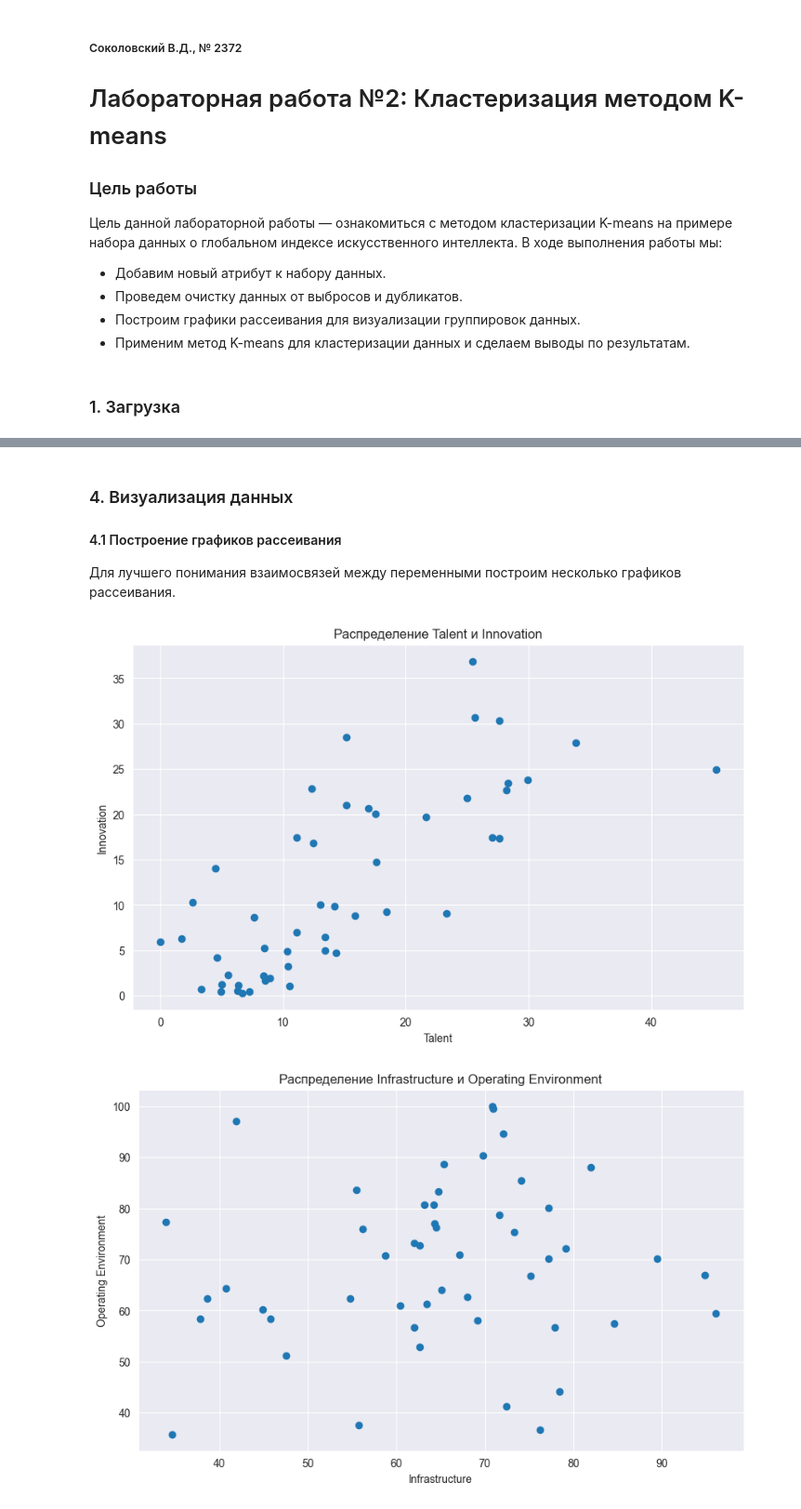
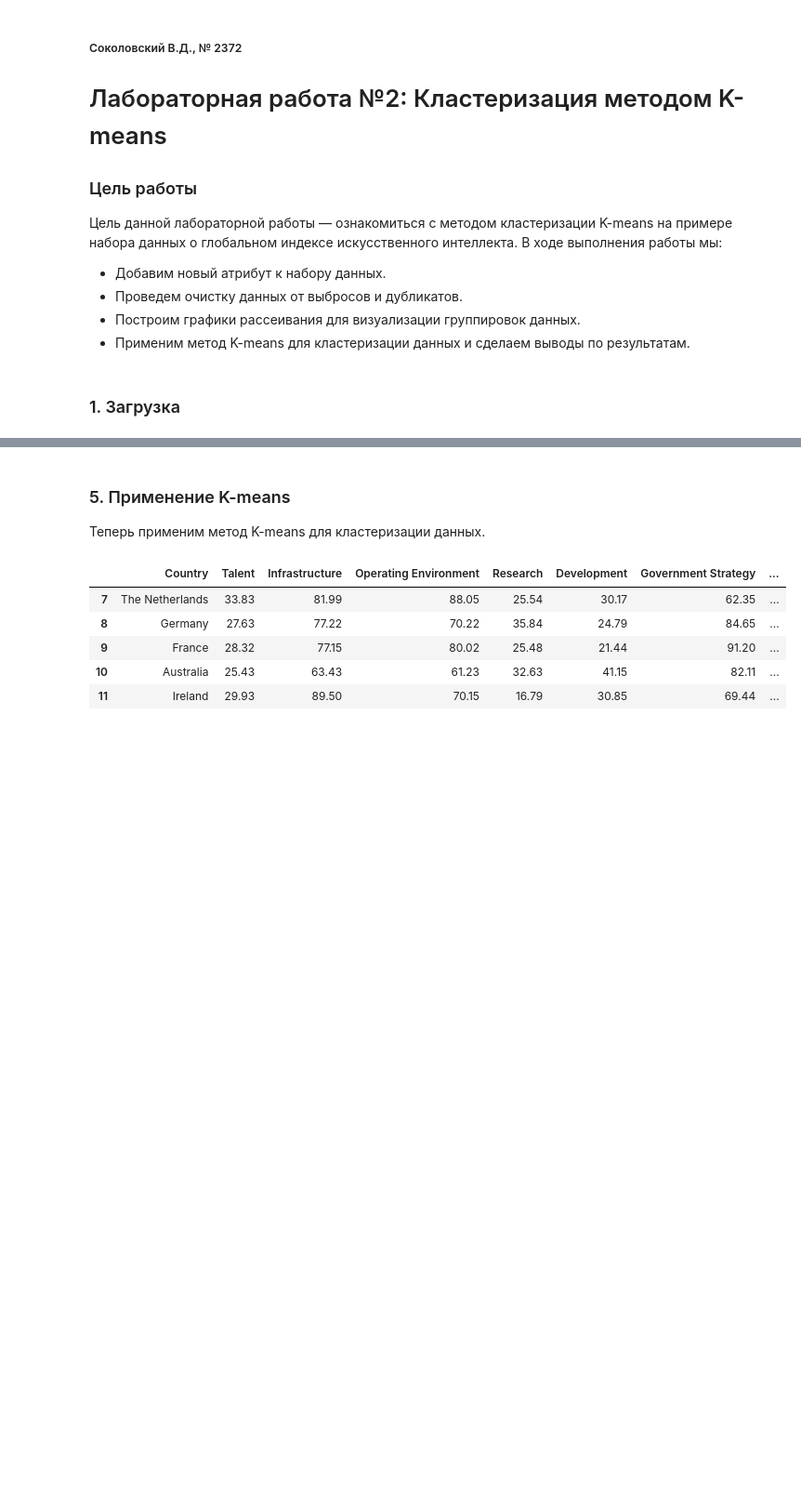
Before and after one commit to woofiwaffle/Projects_ML_BD, a Jupyter notebook: labwork2/Lab 2, № 2372, СоколовскийВД.ipynb, the cells around one changed output, grey strips where cells are left out. Shown: that part at 93% size. Saved outputs shown, nothing was run; the diff lists cells and outputs as text; code cells hidden in the pictures; blank space fills up the shorter version.

```diff
--- a/labwork2/Lab 2, № 2372, СоколовскийВД.ipynb
+++ b/labwork2/Lab 2, № 2372, СоколовскийВД.ipynb
@@ -44,18 +48,15 @@ data[['Research', 'Development', 'Innovation']].head()
 # %%
-# Выбираем только числовые столбцы
+# Удаление дубликатов
+data.drop_duplicates(inplace=True)
+
+# IQR
 numeric_cols = data.select_dtypes(include=['float64']).columns
-
-# Определение межквартильного размаха (IQR) для числовых столбцов
 Q1 = data[numeric_cols].quantile(0.25)
 Q3 = data[numeric_cols].quantile(0.75)
 IQR = Q3 - Q1
 
-# Удаление выбросов только для числовых столбцов
-data_cleaned = data[~((data[numeric_cols] < (Q1 - 1.5 * IQR)) | (data[numeric_cols] > (Q3 + 1.5 * IQR))).any(axis=1)]
+# Удаление выбросов
+data_clean = data[~((data[numeric_cols] < (Q1 - 1.5 * IQR)) | (data[numeric_cols] > (Q3 + 1.5 * IQR))).any(axis=1)]
 
-# Проверка на дубликаты
-data_cleaned = data_cleaned.drop_duplicates()
-
-# Просмотр количества данных после очистки
-data_cleaned.shape
+print(f'Размер данных после очистки: {data_clean.shape}')
 # %% [output]
@@ -78,21 +74,16 @@ data_cleaned.describe()
 # %% [markdown]
-### 4. Визуализация данных
-#### 4.1 Построение графиков рассеивания
-Для лучшего понимания взаимосвязей между переменными построим несколько графиков рассеивания.
+### 5. Применение K-means
+Теперь применим метод K-means для кластеризации данных.
 # %%
-plt.figure(figsize=(10, 6))
-plt.scatter(data_cleaned['Talent'], data_cleaned['Innovation'])
-plt.title('Распределение Talent и Innovation')
-plt.xlabel('Talent')
-plt.ylabel('Innovation')
-plt.show()
+# Определим количество кластеров, например, 3
+kmeans = KMeans(n_clusters=3, random_state=42)
+data_clean.loc[:, 'Cluster'] = kmeans.fit_predict(scaled_df)
 
-plt.figure(figsize=(10, 6))
-plt.scatter(data_cleaned['Infrastructure'], data_cleaned['Operating Environment'])
-plt.title('Распределение Infrastructure и Operating Environment')
-plt.xlabel('Infrastructure')
-plt.ylabel('Operating Environment')
-plt.show()
+data_clean.head()
 # %% [output]
-[figure, removed]
-[figure, removed]
+|  | Country | Talent | Infrastructure | Operating Environment | Research | Development | Government Strategy | ... |
+| 7 | The Netherlands | 33.83 | 81.99 | 88.05 | 25.54 | 30.17 | 62.35 | ... |
+| 8 | Germany | 27.63 | 77.22 | 70.22 | 35.84 | 24.79 | 84.65 | ... |
+| 9 | France | 28.32 | 77.15 | 80.02 | 25.48 | 21.44 | 91.20 | ... |
+| 10 | Australia | 25.43 | 63.43 | 61.23 | 32.63 | 41.15 | 82.11 | ... |
+| 11 | Ireland | 29.93 | 89.50 | 70.15 | 16.79 | 30.85 | 69.44 | ... |
```
Also changed, not shown: parts of 18 cells of this notebook, 1 other file.
